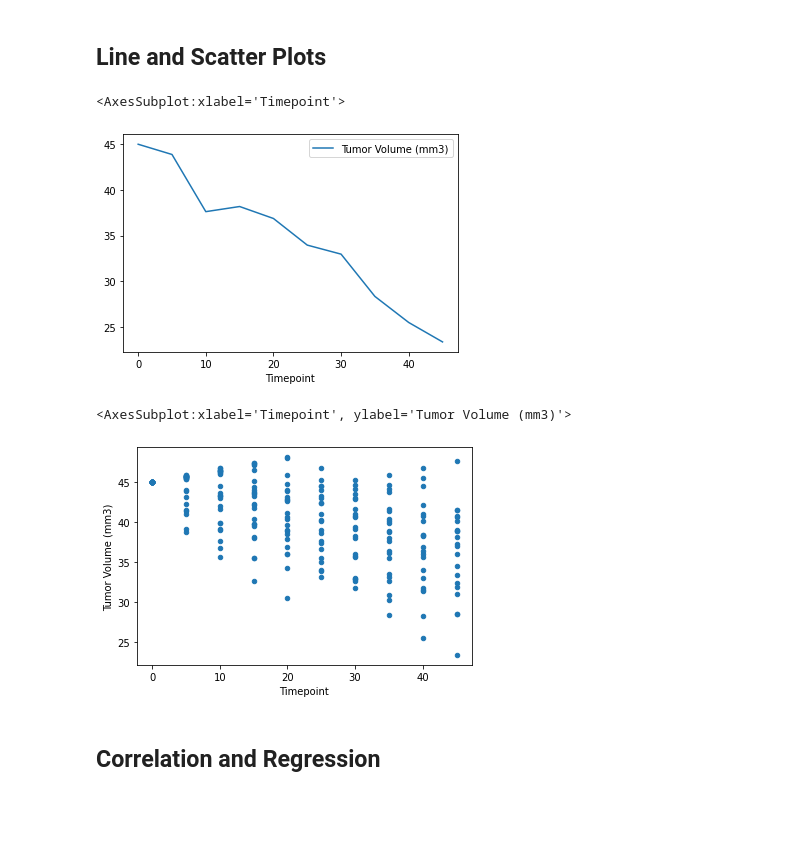
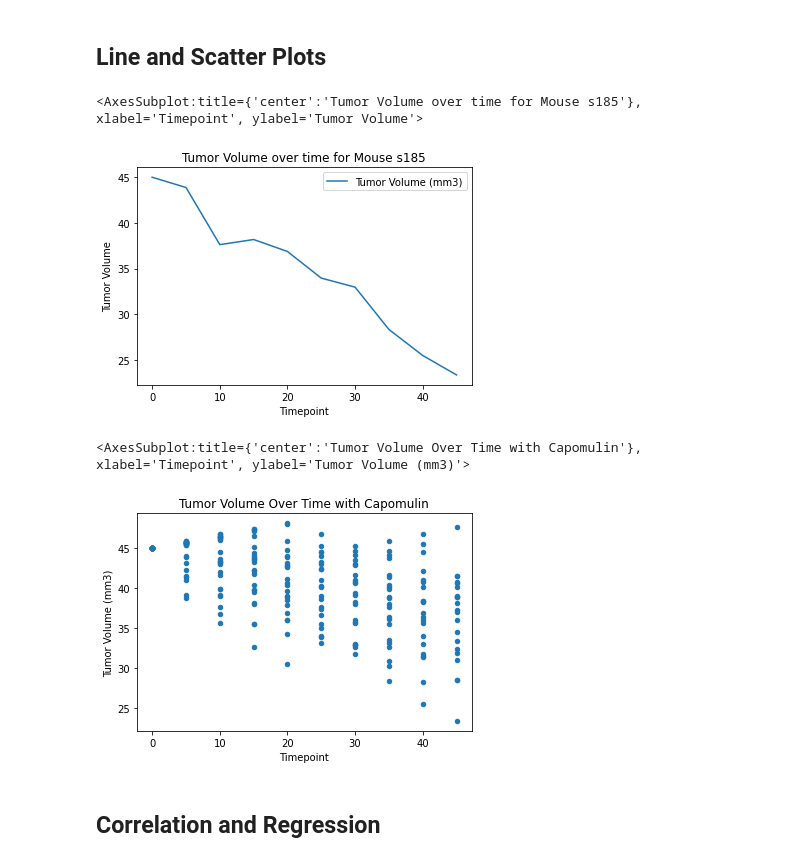
Before and after one commit to colinscampbell/matplotlib-challenge, a Jupyter notebook: pymaceuticals_starter.ipynb, the cells around one changed output. Saved outputs shown, nothing was run; the diff lists cells and outputs as text; code cells hidden in the pictures; blank space fills up the shorter version.

```diff
--- a/pymaceuticals_starter.ipynb
+++ b/pymaceuticals_starter.ipynb
@@ -271,17 +286,17 @@ plt.boxplot(voldata)
 df = combined_dataset
 mymouse = df[df["Mouse ID"] == "s185"]
 
-mymouse.plot(kind="line",x="Timepoint",y="Tumor Volume (mm3)")
+mymouse.plot(kind="line",x="Timepoint",y="Tumor Volume (mm3)",ylabel="Tumor Volume",title="Tumor Volume over time for Mouse s185")
 # %% [output]
-<AxesSubplot:xlabel='Timepoint'>
+<AxesSubplot:title={'center':'Tumor Volume over time for Mouse s185'}, xlabel='Timepoint', ylabel='Tumor Volume'>
-[figure, old version]
+[figure, new version]
 # %%
 # Generate a scatter plot of average tumor volume vs. mouse weight for the Capomulin regimen
 df = combined_dataset
-df = df[df["Drug Regimen"] == "Capomulin"]
-df.plot(kind="scatter",x="Timepoint",y="Tumor Volume (mm3)")
+capomulinDF = df[df["Drug Regimen"] == "Capomulin"]
+capomulinDF.plot(kind="scatter",x="Timepoint",y="Tumor Volume (mm3)",title="Tumor Volume Over Time with Capomulin")
 # %% [output]
-<AxesSubplot:xlabel='Timepoint', ylabel='Tumor Volume (mm3)'>
+<AxesSubplot:title={'center':'Tumor Volume Over Time with Capomulin'}, xlabel='Timepoint', ylabel='Tumor Volume (mm3)'>
-[figure, old version]
+[figure, new version]
 # %% [markdown]
 ## Correlation and Regression
```
Also changed, not shown: parts of 6 cells of this notebook.
